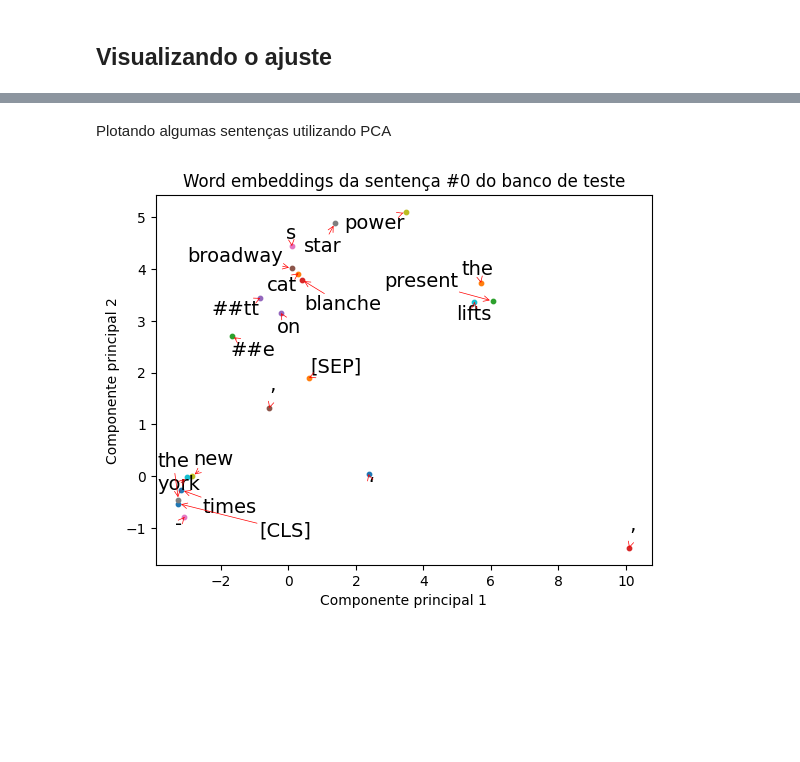
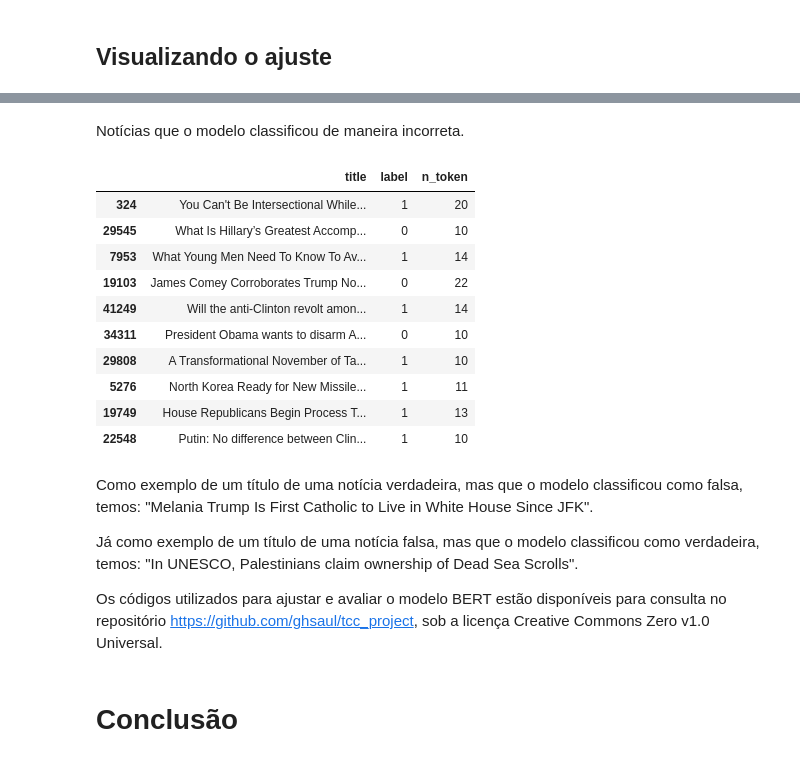
Before and after one commit to ghsaul/tcc_project, a Jupyter notebook: main.ipynb, the cells around one changed output, grey strips where cells are left out. Cells and saved outputs as stored; diff of their text form; code cells hidden in the pictures; blank space fills up the shorter version.

```diff
--- a/main.ipynb
+++ b/main.ipynb
@@ -551,6 +571,6 @@ BertForSequenceClassification(
 Podemos recriar o banco de teste após o ajuste, possibilitando o treinamento e teste do modelo em seções diferentes. Caso o teste seja feita na mesma seção, não é necessário rodar o bloco abaixo.
 # %%
 # Utilizando o mapping de observação ao banco correspondente, caso seja de interesse rodar o teste em uma seção separada do treinamento
-df_indexes = pd.read_csv(os.path.join(PASTA_MODELO, 'indices_set.csv'))
+df_indexes = pd.read_csv(os.path.join(MODEL_FOLDER, 'indices_set.csv'))
 test_indexes = df_indexes.loc[df_indexes['set'] == 'test', 'indice'].tolist()
 # %% [markdown]
@@ -604,5 +612,9 @@ Vamos salvar os `np.array`'s `predictions`, `true_labels` e `word_embeddings` pa
 # %%
-# Criando as pastas para armazenars os arrays de predictions, true_labels e word_embeddings
-PASTA_AVALIACAO = os.path.join(PASTA_MODELO, 'evaluation')
+# Criando as pastas para armazenars os arrays de logits e true_labels
+EVAL_FOLDER = os.path.join(MODEL_FOLDER, 'evaluation')
 
-if not os.path.exists(PASTA_AVALIACAO): os.makedirs(PASTA_AVALIACAO)
+if not os.path.exists(EVAL_FOLDER): os.makedirs(EVAL_FOLDER)
+
+# Salvando todos os arrays
+np.save(os.path.join(EVAL_FOLDER, f'logits.npy'), logits)
+np.save(os.path.join(EVAL_FOLDER, f'true_labels.npy'), true_labels)
@@ -614,7 +621,6 @@ if not os.path.exists(PASTA_AVALIACAO): os.makedirs(PASTA_AVALIACAO)
 # %%
 # Importando todos os arrays
-logits = np.load(os.path.join(PASTA_AVALIACAO, f'predictions.npy'))
-true_labels = np.load(os.path.join(PASTA_AVALIACAO, f'true_labels.npy'))
-word_embeddings = np.load(os.path.join(PASTA_AVALIACAO, f'word_embeddings.npy'))
+logits = np.load(os.path.join(EVAL_FOLDER, f'logits.npy'))
+true_labels = np.load(os.path.join(EVAL_FOLDER, f'true_labels.npy'))
 
 predictions = np.argmax(logits, axis=1).flatten()
@@ -697,2 +694,0 @@ Vamos utilizar o método de Gradientes Integrados (Sundararajan et al., 2017) pa
-# %% [markdown]
-Plotando algumas sentenças utilizando PCA
@@ -703,25 +695,29 @@ word_embeddings_pca = [pca.fit_transform(we) for we in word_embeddings]
-# %%
-%matplotlib inline
-
-word_id = 0
-tokens = test_tokens[word_id]
-plot_x = word_embeddings_pca[word_id][:len(tokens), 0]
-plot_y = word_embeddings_pca[word_id][:len(tokens), 1]
-
-points = []
-texts = []
-for i, label in enumerate(tokens):
-    point = plt.scatter(plot_x[i], plot_y[i], marker='o', s=10, label=label)  # You can adjust marker size
-    text = plt.text(plot_x[i], plot_y[i], label, fontsize=14, ha='center', va='center')
-
-    points.append(point)
-    texts.append(text)
-
-plt.xlabel('Componente principal 1')
-plt.ylabel('Componente principal 2')
-plt.title(f'Word embeddings da sentença #{word_id} do banco de teste')
-
-adjust_text(texts, plot_x, plot_y, arrowprops=dict(arrowstyle="->", color='r', lw=0.5), autoalign='')  # , only_move={'points':'y', 'text':'y'}
-plt.show()
-# %% [output]
-[figure, removed]
+# %%
+wrong_classification = []
+for a, b, c in zip(predictions.tolist(), true_labels.tolist(), test_indexes):
+    if a != b:
+        wrong_classification.append(c)
+# %% [markdown]
+Notícias que o modelo classificou de maneira incorreta.
+# %%
+df.loc[wrong_classification].sample(10)
+# %% [output]
+|  | title | label | n_token |
+| 324 | You Can't Be Intersectional While... | 1 | 20 |
+| 29545 | What Is Hillary’s Greatest Accomp... | 0 | 10 |
+| 7953 | What Young Men Need To Know To Av... | 1 | 14 |
+| 19103 | James Comey Corroborates Trump No... | 0 | 22 |
+| 41249 | Will the anti-Clinton revolt amon... | 1 | 14 |
+| 34311 | President Obama wants to disarm A... | 0 | 10 |
+| 29808 | A Transformational November of Ta... | 1 | 10 |
+| 5276 | North Korea Ready for New Missile... | 1 | 11 |
+| 19749 | House Republicans Begin Process T... | 1 | 13 |
+| 22548 | Putin: No difference between Clin... | 1 | 10 |
+# %% [markdown]
+Como exemplo de um título de uma notícia verdadeira, mas que o modelo classificou como falsa, temos: "Melania Trump Is First Catholic to Live in White House Since JFK".
+
+Já como exemplo de um título de uma notícia falsa, mas que o modelo classificou como verdadeira, temos: "In UNESCO, Palestinians claim ownership of Dead Sea Scrolls".
+
+Os códigos utilizados para ajustar e avaliar o modelo BERT estão disponíveis para consulta no repositório https://github.com/ghsaul/tcc_project, sob a licença Creative Commons Zero v1.0 Universal.
+# %% [markdown]
+# Conclusão
```
Also changed, not shown: parts of 60 cells of this notebook, 22 other files.
